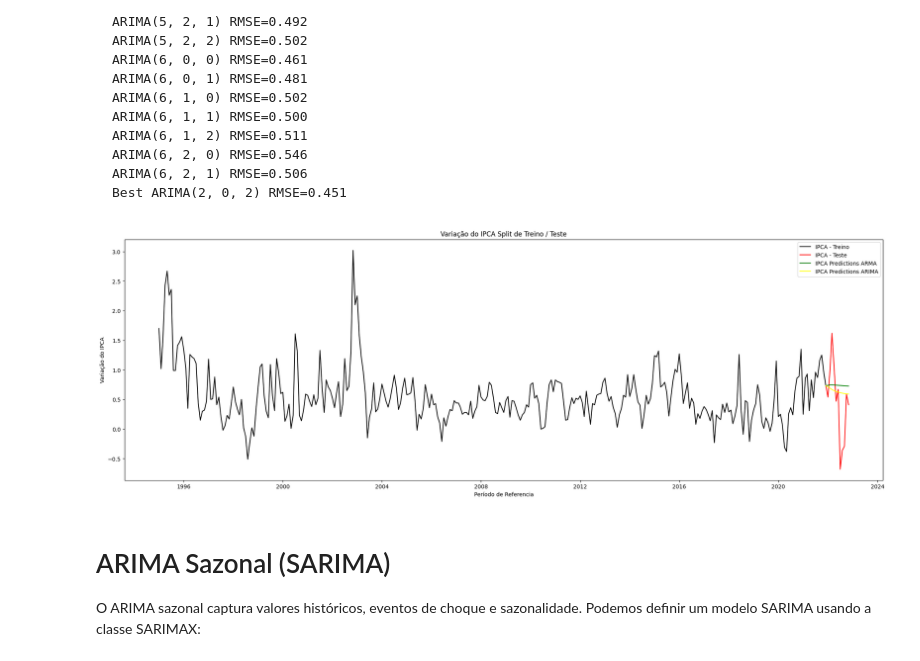
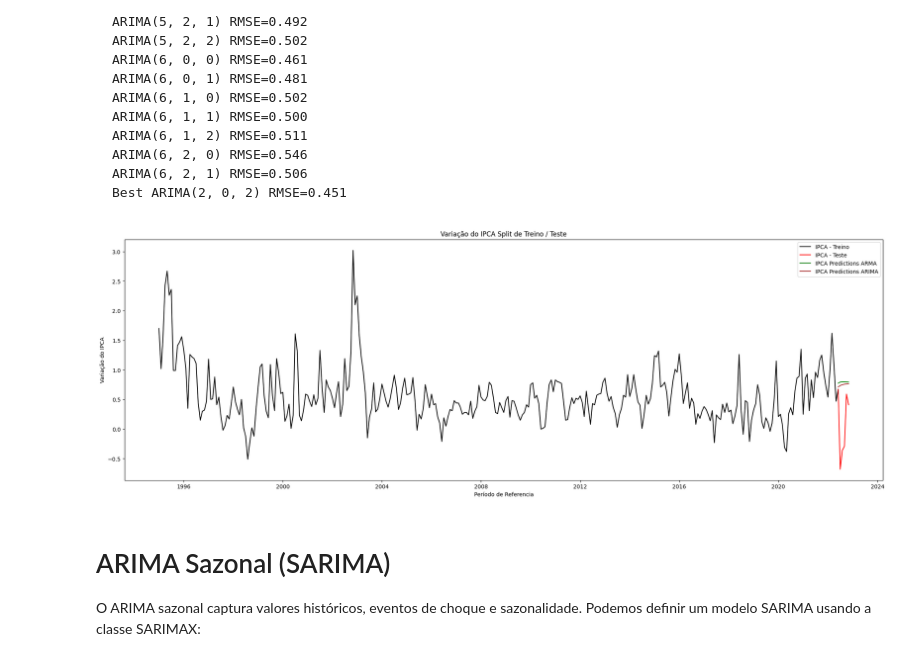
Before and after one commit to msfidelis/machine-learning-field-notes, a Jupyter notebook: python/notebooks/Estatistica/Forecast Temporal - ARMA, SARIMA, SARIMA.ipynb, the cells around one changed output. Saved outputs shown, nothing was run; the diff lists cells and outputs as text; code cells hidden in the pictures.

````diff
--- a/python/notebooks/Estatistica/Forecast Temporal - ARMA, SARIMA, SARIMA.ipynb
+++ b/python/notebooks/Estatistica/Forecast Temporal - ARMA, SARIMA, SARIMA.ipynb
@@ -82,6 +83,6 @@ train = df_recente[df_recente.index <= pd.to_datetime("2021-12-01", format='%Y-%
 train.index = pd.DatetimeIndex(train.index.values,
                                freq=train.index.inferred_freq)
 # %%
-test = df_recente[df_recente.index >= pd.to_datetime("2021-12-01", format='%Y-%m-%d')]
+test = df_recente[df_recente.index >= pd.to_datetime("2022-06-01", format='%Y-%m-%d')]
 test.index = pd.DatetimeIndex(test.index.values,
                                freq=test.index.inferred_freq)
@@ -104,12 +113,10 @@ Vamos utilizar o pacote `SARIMAX` para definir um modelo `ARMA`.
 from statsmodels.tsa.statespace.sarimax import SARIMAX
 # %% [markdown]
 #### Definindo nossa entrada de dados
-# %%
-y = train
 # %% [markdown]
 E então vamos definir nosso modelo. Para definir um modelo ARMA com a classe SARIMAX, passamos os parâmetros de ordem de (1, 0 ,1). Alpha corresponde ao nível de significância de nossas previsões. Normalmente, escolhemos um alfa = 0,05. Aqui, o algoritmo ARIMA calcula os limites superior e inferior em torno da previsão, de modo que haja 5% de chance de que o valor real esteja fora dos limites superior e inferior. Isso significa que há 95% de confiança de que o valor real estará entre os limites superior e inferior de nossas previsões.
 # %%
-ARMAmodel = SARIMAX(y, order = (2, 0, 2))
+ARMAmodel = SARIMAX(train, order = (2, 0, 2))
 # %%
 ARMAmodel = ARMAmodel.fit()
 # %% [output]
@@ -336,7 +354,7 @@ ARIMA(6, 2, 1) RMSE=0.506
 Best ARIMA(2, 0, 2) RMSE=0.451
 ```
 # %%
-ARIMAmodel = ARIMA(y, order = (2, 0, 2))
+ARIMAmodel = ARIMA(y, order = (1,1,1))
 ARIMAmodel = ARIMAmodel.fit()
 # %%
 y_pred = ARIMAmodel.get_forecast(len(test.index))
@@ -347,20 +365,20 @@ y_pred_out_arima = y_pred_df["Predictions"]
 # %%
 plt.figure(figsize=(25, 8))
 plt.plot(train.index, train, label="IPCA - Treino", color='black')
 plt.plot(test.index, test, label="IPCA - Teste", color='red')
 
 plt.plot(y_pred_out, color='green', label = 'IPCA Predictions ARMA')
-plt.plot(y_pred_out_arima, color='yellow', label = 'IPCA Predictions ARIMA')
+plt.plot(y_pred_out_arima, color='brown', label = 'IPCA Predictions ARIMA')
 
 plt.xlabel("Período de Referencia")
 plt.ylabel("Variação do IPCA")
 
 
 plt.title("Variação do IPCA Split de Treino / Teste")
 plt.legend()
 plt.show()
 # %% [output]
-[figure, old version]
+[figure, new version]
 # %% [markdown]
 # ARIMA Sazonal (SARIMA)
 
````
Also changed, not shown: parts of 25 cells of this notebook, 4 other files.
